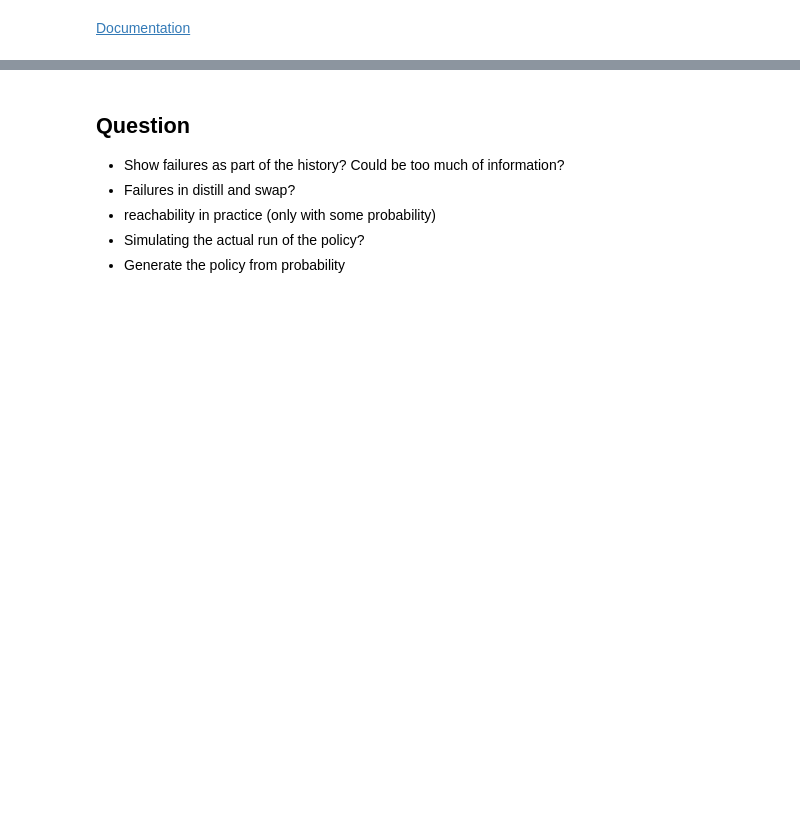
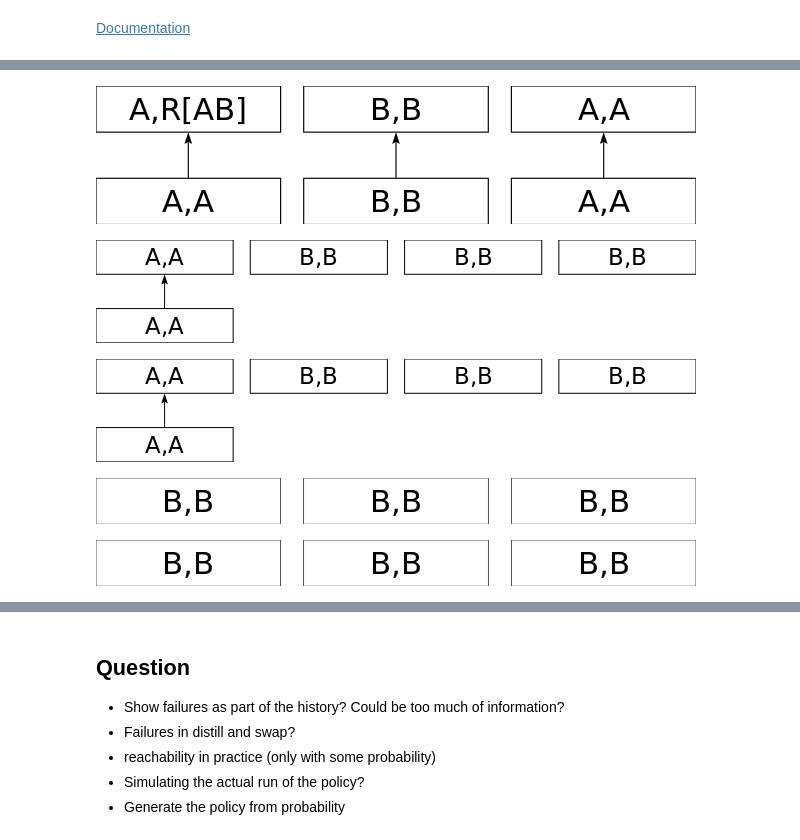
Before and after one commit to swystems/bellkat, a Jupyter notebook: BetterExample.ipynb, the cells around one changed output, grey strips where cells are left out. Drawn from its saved outputs; the diff is of its cells as text; code cells hidden in the pictures; blank space fills up the shorter version.

```diff
--- a/BetterExample.ipynb
+++ b/BetterExample.ipynb
@@ -24,0 +33,24 @@ drawPolicy $
+# %%
+drawPolicy $
+    Create "A" <> Transmit "A" ("A", "R[AB]")
+    <||> Create "B" <> Transmit "A" ("A", "R[AB]")
+    <||> (Create "A" <> Transmit "B" ("B", "R[AB]"))  {- here is A,A as expected, above it vanishes -}
+# %% [output]
+[figure, added]
+# %%
+drawPolicy $  Create "A" <> Transmit "B" ("B", "R[AB]") <||> Create "B" <||> Create "B" <||> Create "B"
+{- something to do with the lack of () -}
+# %% [output]
+[figure, added]
+# %%
+drawPolicy $  (Create "A" <> Transmit "B" ("B", "R[AB]")) <||> Create "B" <||> Create "B" <||> Create "B"
+# %% [output]
+[figure, added]
+# %%
+drawPolicy $   Create "B" <||> Create "B" <||> Create "B" <||> Transmit "B" ("B", "R[AB]")
+# %% [output]
+[figure, added]
+# %%
+drawPolicy $ Transmit "B" ("B", "R[AB]") <||> (Create "B" <||> Create "B" <||> Create "B")
+# %% [output]
+[figure, added]
```
Also changed, not shown: parts of 19 cells of this notebook.
